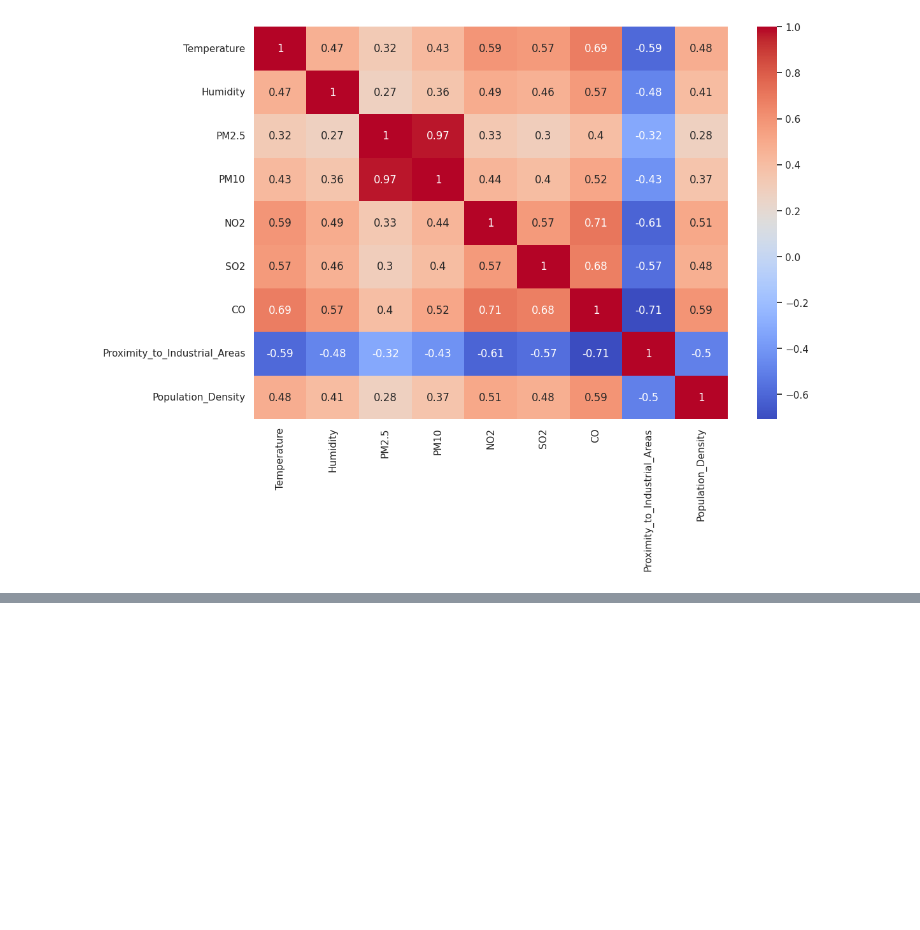
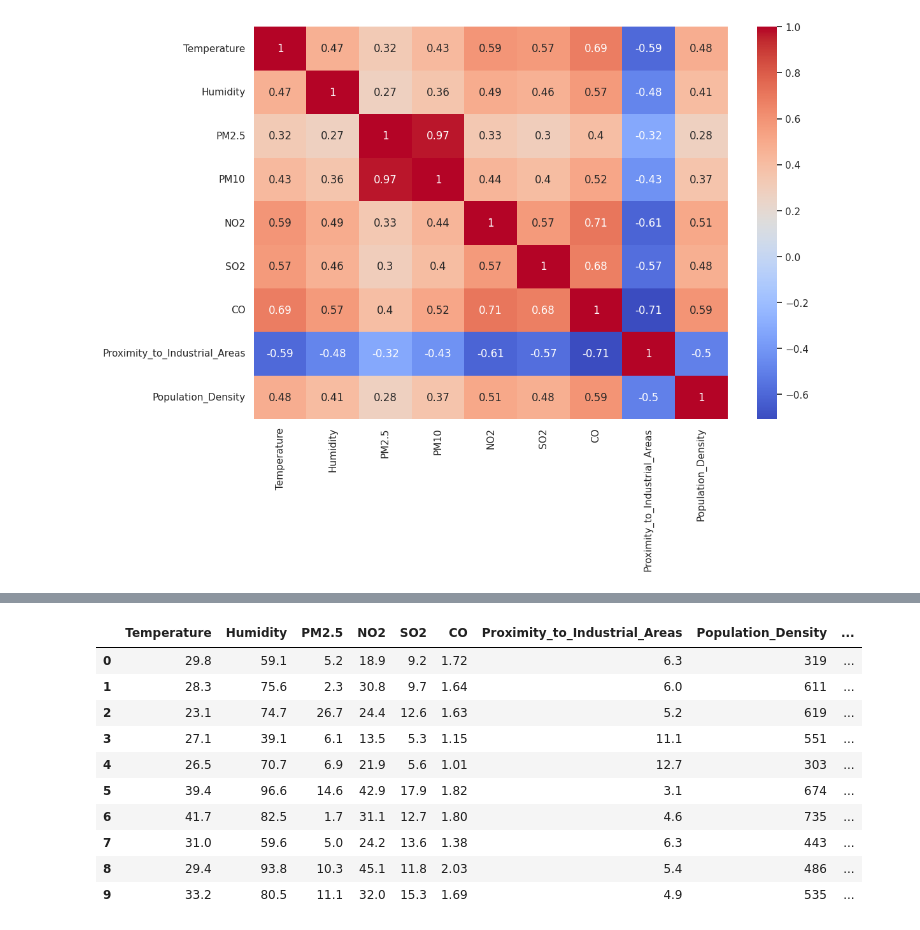
Before and after one commit to kamijoseph/Air-Quality, a Jupyter notebook: notebook/air_quality.ipynb, the cells around one changed output, grey strips where cells are left out. Cells and saved outputs as stored; diff of their text form; code cells hidden in the pictures; blank space fills up the shorter version.

```diff
--- a/notebook/air_quality.ipynb
+++ b/notebook/air_quality.ipynb
@@ -217,0 +291,5 @@ plt.show()
+# %%
+# encoding the air quality classes
+encoder = LabelEncoder()
+data["Air Quality"] = encoder.fit_transform(data["Air Quality"])
+data["Air Quality"].value_counts()
@@ -217,0 +319,14 @@ plt.show()
+# %%
+data.head(10)
+# %% [output]
+|  | Temperature | Humidity | PM2.5 | NO2 | SO2 | CO | Proximity_to_Industrial_Areas | Population_Density | ... |
+| 0 | 29.8 | 59.1 | 5.2 | 18.9 | 9.2 | 1.72 | 6.3 | 319 | ... |
+| 1 | 28.3 | 75.6 | 2.3 | 30.8 | 9.7 | 1.64 | 6.0 | 611 | ... |
+| 2 | 23.1 | 74.7 | 26.7 | 24.4 | 12.6 | 1.63 | 5.2 | 619 | ... |
+| 3 | 27.1 | 39.1 | 6.1 | 13.5 | 5.3 | 1.15 | 11.1 | 551 | ... |
+| 4 | 26.5 | 70.7 | 6.9 | 21.9 | 5.6 | 1.01 | 12.7 | 303 | ... |
+| 5 | 39.4 | 96.6 | 14.6 | 42.9 | 17.9 | 1.82 | 3.1 | 674 | ... |
+| 6 | 41.7 | 82.5 | 1.7 | 31.1 | 12.7 | 1.80 | 4.6 | 735 | ... |
+| 7 | 31.0 | 59.6 | 5.0 | 24.2 | 13.6 | 1.38 | 6.3 | 443 | ... |
+| 8 | 29.4 | 93.8 | 10.3 | 45.1 | 11.8 | 2.03 | 5.4 | 486 | ... |
+| 9 | 33.2 | 80.5 | 11.1 | 32.0 | 15.3 | 1.69 | 4.9 | 535 | ... |
```
Also changed, not shown: parts of 25 cells of this notebook.
